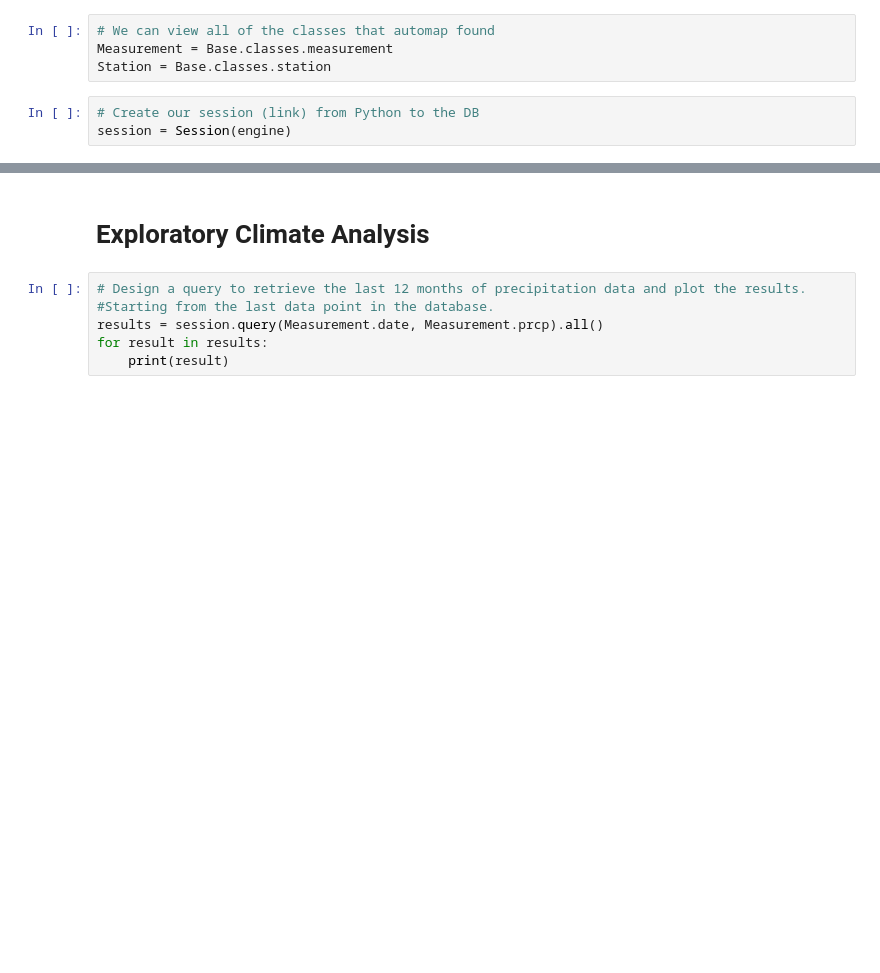
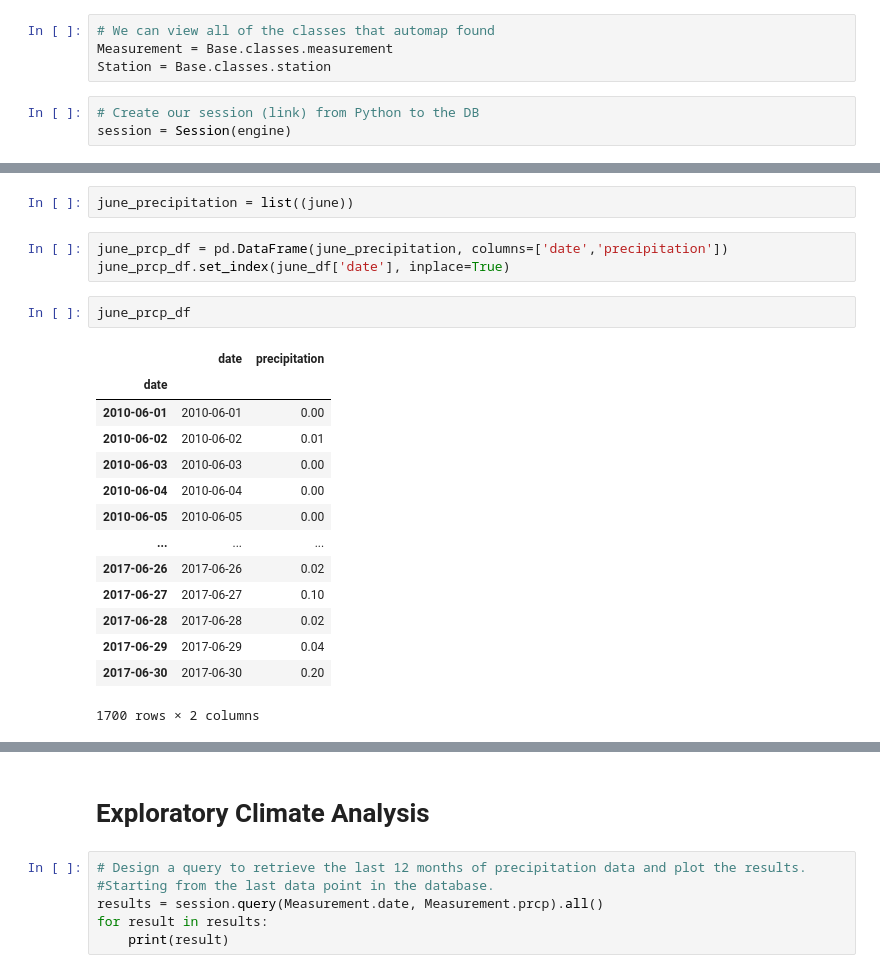
Before and after one commit to akankshalamba1/surfs_up, a Jupyter notebook: climate_analysis.ipynb, the cells around one changed output, grey strips where cells are left out. Cells and saved outputs as stored; diff of their text form; blank space fills up the shorter version.

```diff
--- a/climate_analysis (1).ipynb
+++ b/climate_analysis.ipynb
@@ -36,0 +44,22 @@ session = Session(engine)
+# %%
+june_precipitation = list((june))
+# %%
+june_prcp_df = pd.DataFrame(june_precipitation, columns=['date','precipitation'])
+june_prcp_df.set_index(june_df['date'], inplace=True)
+# %%
+june_prcp_df
+# %% [output]
+|  | date | precipitation |
+| date |  |  |
+| 2010-06-01 | 2010-06-01 | 0.00 |
+| 2010-06-02 | 2010-06-02 | 0.01 |
+| 2010-06-03 | 2010-06-03 | 0.00 |
+| 2010-06-04 | 2010-06-04 | 0.00 |
+| 2010-06-05 | 2010-06-05 | 0.00 |
+| ... | ... | ... |
+| 2017-06-26 | 2017-06-26 | 0.02 |
+| 2017-06-27 | 2017-06-27 | 0.10 |
+| 2017-06-28 | 2017-06-28 | 0.02 |
+| 2017-06-29 | 2017-06-29 | 0.04 |
+| 2017-06-30 | 2017-06-30 | 0.20 |
+1700 rows × 2 columns
```
Also changed, not shown: parts of 7 cells of this notebook, 13 other files.
